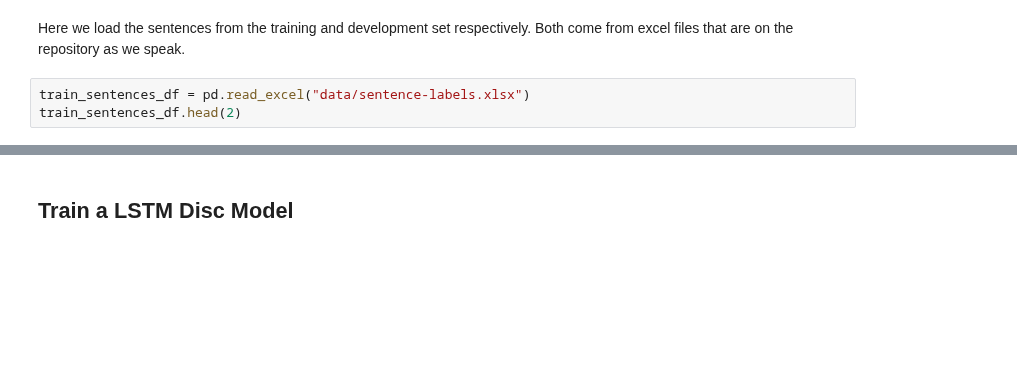
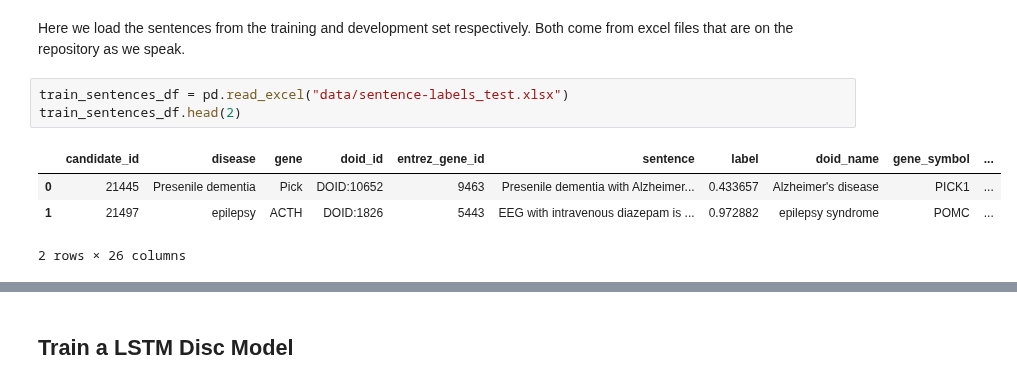
Before and after one commit to greenelab/snorkeling, a Jupyter notebook: All_Relationships/4.sentence-level-prediction.ipynb, the cells around one changed output, grey strips where cells are left out. Drawn from its saved outputs; the diff is of its cells as text; blank space fills up the shorter version.

```diff
--- a/All_Relationships/4.sentence-level-prediction.ipynb
+++ b/All_Relationships/4.sentence-level-prediction.ipynb
@@ -61,8 +58,13 @@ else:
 # %% [markdown]
 Here we load the sentences from the training and development set respectively. Both come from excel files that are on the repository as we speak.
 # %%
-train_sentences_df = pd.read_excel("data/sentence-labels.xlsx")
+train_sentences_df = pd.read_excel("data/sentence-labels_test.xlsx")
 train_sentences_df.head(2)
+# %% [output]
+|  | candidate_id | disease | gene | doid_id | entrez_gene_id | sentence | label | doid_name | gene_symbol | ... |
+| 0 | 21445 | Presenile dementia | Pick | DOID:10652 | 9463 | Presenile dementia with Alzheimer... | 0.433657 | Alzheimer's disease | PICK1 | ... |
+| 1 | 21497 | epilepsy | ACTH | DOID:1826 | 5443 | EEG with intravenous diazepam is ... | 0.972882 | epilepsy syndrome | POMC | ... |
+2 rows × 26 columns
 # %%
 dev_sentences_df = pd.read_excel("data/sentence-labels-dev.xlsx")
 dev_sentences_df = dev_sentences_df[dev_sentences_df.curated_dsh.notnull()]
```
Also changed, not shown: parts of 26 cells of this notebook, 3 other files.
